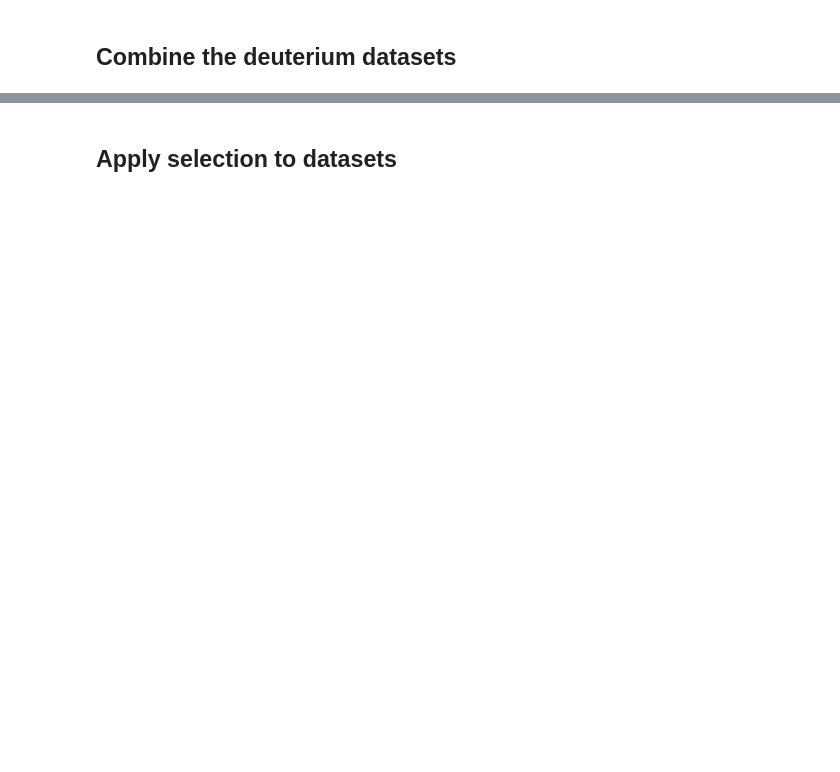
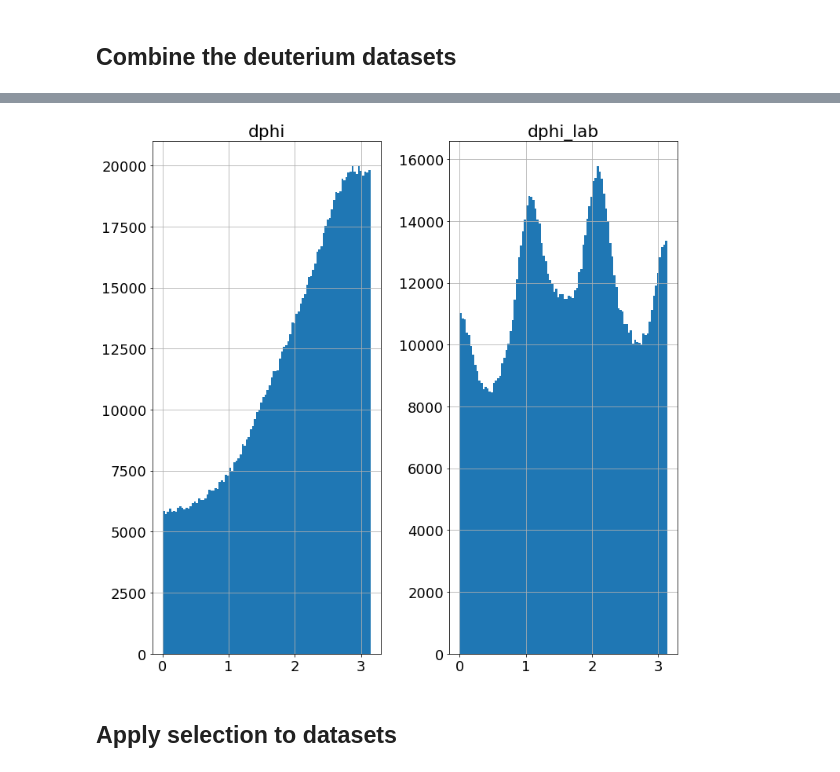
Before and after one commit to miguelignacio/eg2dihadron, a Jupyter notebook: EG2_R2h.ipynb, the cells around one changed output, grey strips where cells are left out. Saved outputs shown, nothing was run; the diff lists cells and outputs as text; code cells hidden in the pictures; blank space fills up the shorter version.

```diff
--- a/EG2_R2h.ipynb
+++ b/EG2_R2h.ipynb
@@ -256,0 +180,8 @@ for target in ['C','Fe','Pb']:
+# %%
+df_mc = {}
+df_mc_trigger = {}
+
+for target in ['D','C']:
+    print ('Getting dataframes from target %s'%target)
+    df_mc[target]=getdatainChunks('MC_Pairs_%s.root'%target, target)
+    df_mc_trigger['%s_trigger'%target] = getdatainChunks('MC_Pairs_%s.root'%target, '%s_trigger'%target)
@@ -268,5 +224,5 @@ print (df.keys())
 # %% [markdown]
 ## Combine the deuterium datasets
 # %%
-df['D'] = pd.concat([df['D_Pb'],df['D_Fe'],df['D_C']]) #simply combine the deuterium results for all targets
-df_trigger['D_trigger'] = pd.concat([df_trigger['D_Pb_trigger'],df_trigger['D_Fe_trigger'],df_trigger['D_C_trigger']]) #simply combine the deuterium results for all targets
+df['D'] = pd.concat([df['D_Fe'],df['D_C'],df['D_Pb']]) #simply combine the deuterium results for all targets
+df_trigger['D_trigger'] = pd.concat([df_trigger['D_Fe_trigger'],df_trigger['D_C_trigger'],df_trigger['D_Pb_trigger']]) #simply combine the deuterium results for all targets
@@ -277,6 +244,8 @@ print (df.keys())
 # %%
-df['D'].hist(figsize=(12,12),bins=100,column=['dphi','dphi_lab','phi_pq','phi_lab'])
+df['D'].hist(figsize=(12,12),bins=100,column=['dphi','dphi_lab'])
 plt.show()
+# %% [output]
+[figure, added]
 # %% [markdown]
 ## Apply selection to datasets
 # %%
```
Also changed, not shown: parts of 75 cells of this notebook, 4 other files.
